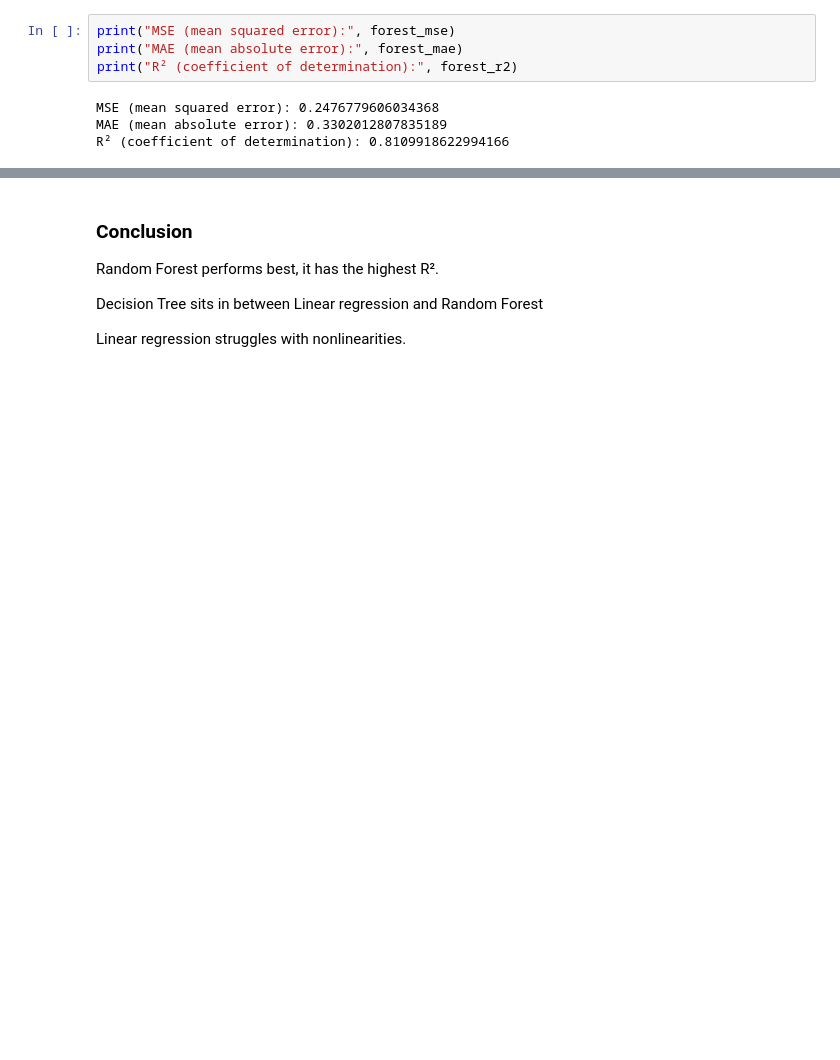
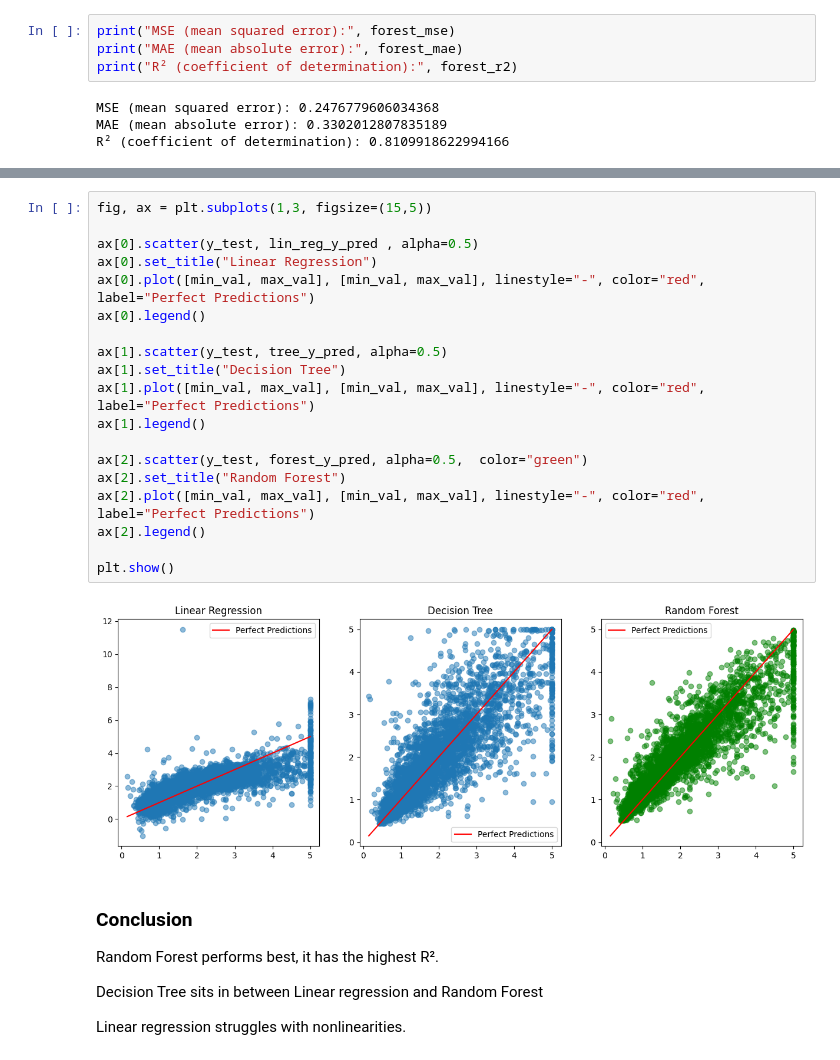
Before and after one commit to A0X0P/Project_RCV, a Jupyter notebook: structured_data/housing_price_regressor.ipynb, the cells around one changed output, grey strips where cells are left out. Saved outputs shown, nothing was run; the diff lists cells and outputs as text; blank space fills up the shorter version.

```diff
--- a/structured_data/housing_price_regressor.ipynb
+++ b/structured_data/housing_price_regressor.ipynb
@@ -280,3 +302,24 @@ R² (coefficient of determination): 0.8109918622994166
+# %%
+fig, ax = plt.subplots(1,3, figsize=(15,5))
+
+ax[0].scatter(y_test, lin_reg_y_pred , alpha=0.5)
+ax[0].set_title("Linear Regression")
+ax[0].plot([min_val, max_val], [min_val, max_val], linestyle="-", color="red", label="Perfect Predictions")
+ax[0].legend()
+
+ax[1].scatter(y_test, tree_y_pred, alpha=0.5)
+ax[1].set_title("Decision Tree")
+ax[1].plot([min_val, max_val], [min_val, max_val], linestyle="-", color="red", label="Perfect Predictions")
+ax[1].legend()
+
+ax[2].scatter(y_test, forest_y_pred, alpha=0.5,  color="green")
+ax[2].set_title("Random Forest")
+ax[2].plot([min_val, max_val], [min_val, max_val], linestyle="-", color="red", label="Perfect Predictions")
+ax[2].legend()
+
+plt.show()
+# %% [output]
+[figure, added]
 # %% [markdown]
 ### Conclusion
 
```
Also changed, not shown: parts of 2 cells of this notebook, 1 other file.
